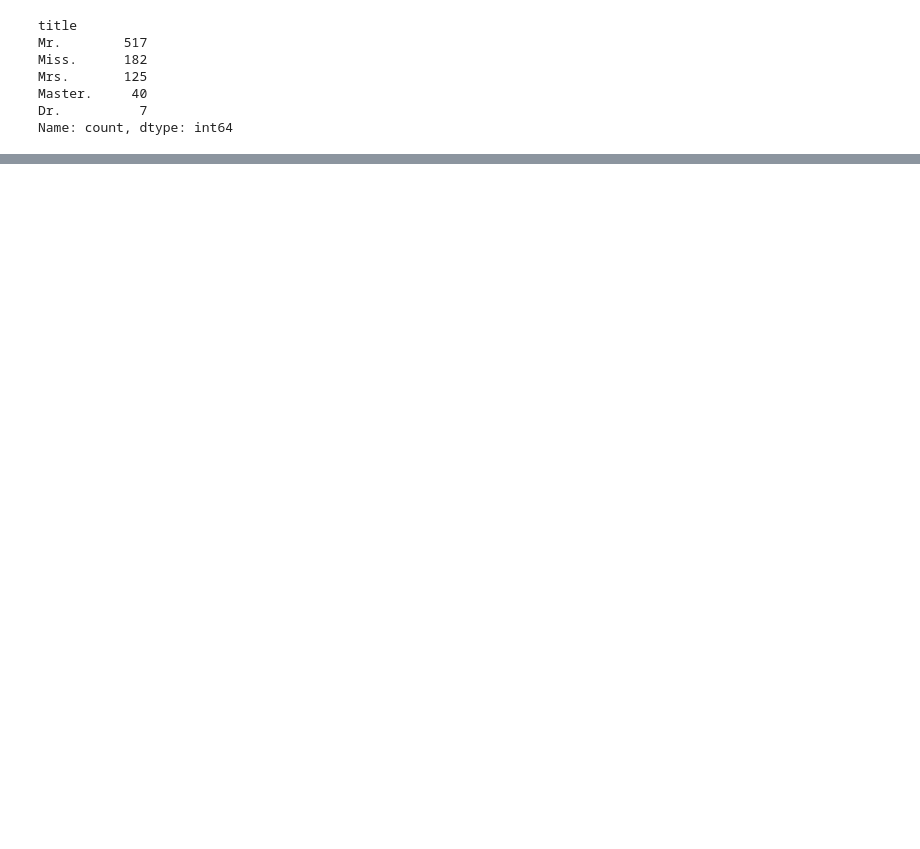
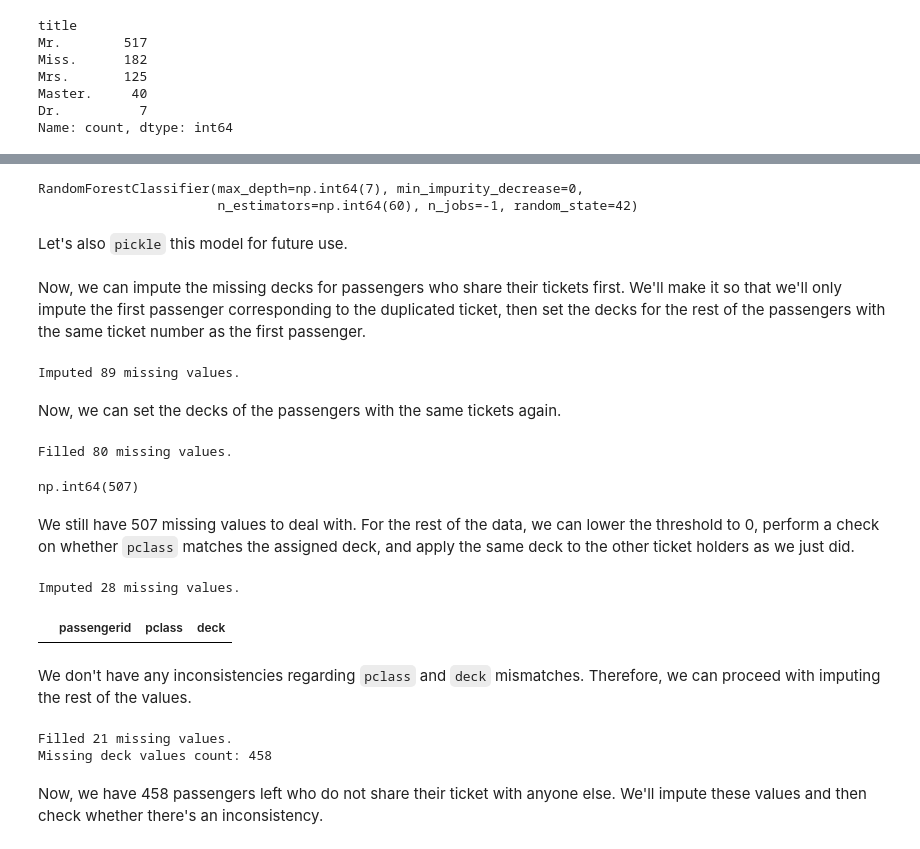
Before and after one commit to dunarand/Kaggle-Titanic-Competition, a Jupyter notebook: notebooks/2 - Data Wrangling.ipynb, the cells around one changed output, grey strips where cells are left out. Drawn from its saved outputs; the diff is of its cells as text; code cells hidden in the pictures; blank space fills up the shorter version.

```diff
--- a/notebooks/2 - Data Wrangling.ipynb
+++ b/notebooks/2 - Data Wrangling.ipynb
@@ -582,0 +851,9 @@ our scope though.
+# %%
+model = RandomForestClassifier(random_state=42, n_jobs=-1, **clf.best_params_)
+
+model.fit(X, y)
+# %% [output]
+RandomForestClassifier(max_depth=np.int64(7), min_impurity_decrease=0,
+                       n_estimators=np.int64(60), n_jobs=-1, random_state=42)
+# %% [markdown]
+Let's also `pickle` this model for future use.
@@ -582,0 +865,5 @@ our scope though.
+# %% [markdown]
+Now, we can impute the missing decks for passengers who share their tickets
+first. We'll make it so that we'll only impute the first passenger
+corresponding to the duplicated ticket, then set the decks for the rest of
+the passengers with the same ticket number as the first passenger.
@@ -582,0 +916,51 @@ our scope though.
+# %%
+impute_decks(data=df, passenger_idx=df.ticket.duplicated(keep="first"))
+# %% [output]
+Imputed 89 missing values.
+# %% [markdown]
+Now, we can set the decks of the passengers with the same tickets again.
+# %%
+fill_same_ticket_decks()
+# %% [output]
+Filled 80 missing values.
+# %%
+df.deck.isna().sum()
+# %% [output]
+np.int64(507)
+# %% [markdown]
+We still have 507 missing values to deal with. For the rest of the data, we
+can lower the threshold to 0, perform a check on whether `pclass` matches the
+assigned deck, and apply the same deck to the other ticket holders as we just
+did.
+# %%
+impute_decks(
+    data=df,
+    passenger_idx=df.ticket.duplicated(keep="first"),
+    threshold=0.0
+)
+
+invalid = (
+    "(pclass == 1 and deck in ['F', 'G']) or "
+    "(pclass == 2 and deck in ['A', 'B', 'C']) or "
+    "(pclass == 3 and deck in ['A', 'B', 'C'])"
+)
+
+mismatched = df.dropna(subset=["deck"]).query(invalid)
+mismatched[["passengerid", "pclass", "deck"]]
+# %% [output]
+Imputed 28 missing values.
+|  | passengerid | pclass | deck |
+# %% [markdown]
+We don't have any inconsistencies regarding `pclass` and `deck` mismatches.
+Therefore, we can proceed with imputing the rest of the values.
+# %%
+fill_same_ticket_decks()
+
+print(f"Missing deck values count: {df.deck.isna().sum()}")
+# %% [output]
+Filled 21 missing values.
+Missing deck values count: 458
+# %% [markdown]
+Now, we have 458 passengers left who do not share their ticket with anyone
+else. We'll impute these values and then check whether there's an
+inconsistency.
```
Also changed, not shown: parts of 46 cells of this notebook, 1 other file.
